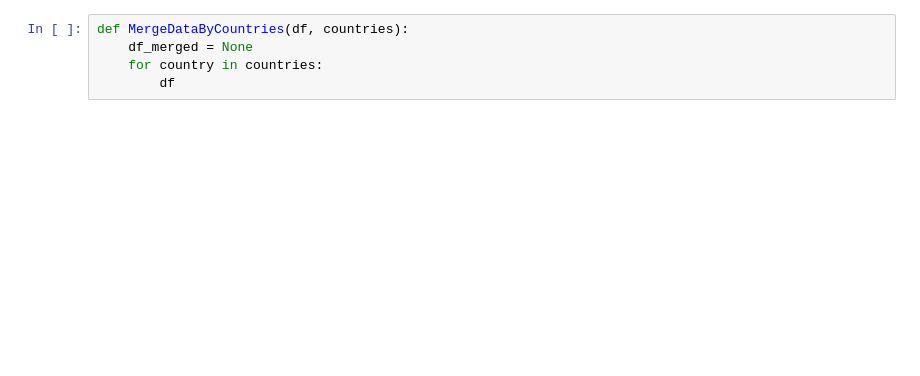
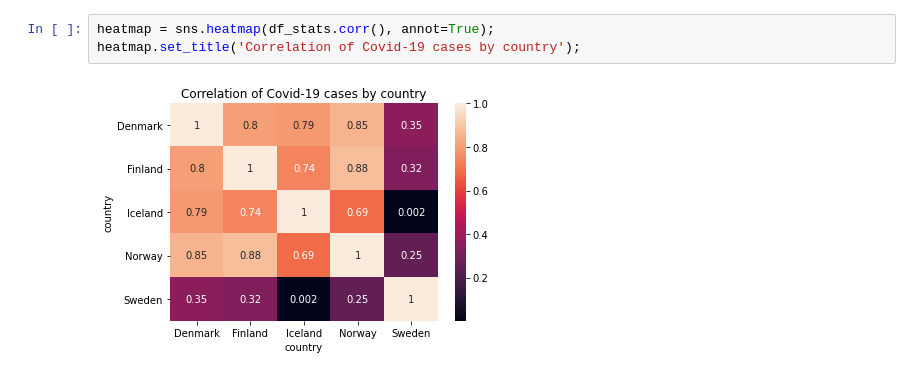
Before and after one commit to cerionXLII/Covid19_Study, a Jupyter notebook: Covid19 Study.ipynb, the cells around one changed output. Saved outputs shown, nothing was run; the diff lists cells and outputs as text; blank space fills up the shorter version.

```diff
--- a/Covid19 Study.ipynb
+++ b/Covid19 Study.ipynb
@@ -108,5 +159,5 @@ df_stats[df_stats['Denmark'] > 0]
-# %%
-def MergeDataByCountries(df, countries):
-    df_merged = None
-    for country in countries:
-        df
+# %%
+heatmap = sns.heatmap(df_stats.corr(), annot=True);
+heatmap.set_title('Correlation of Covid-19 cases by country');
+# %% [output]
+[figure, added]
```
Also changed, not shown: parts of 25 cells of this notebook.
